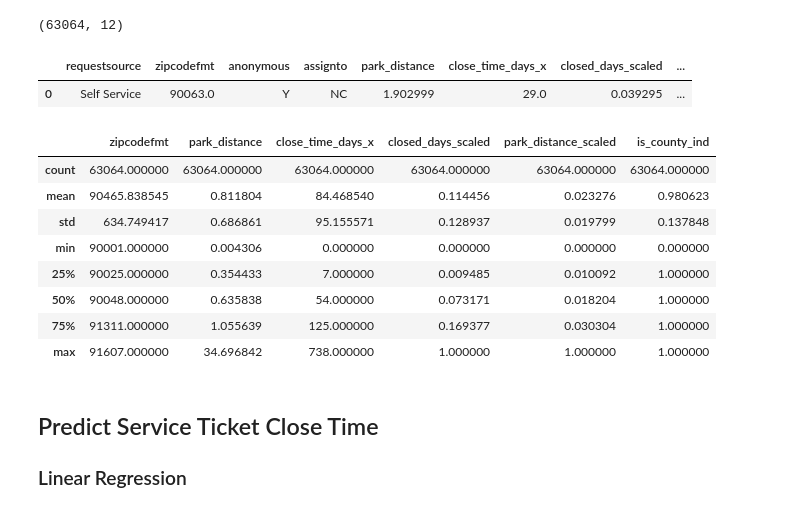
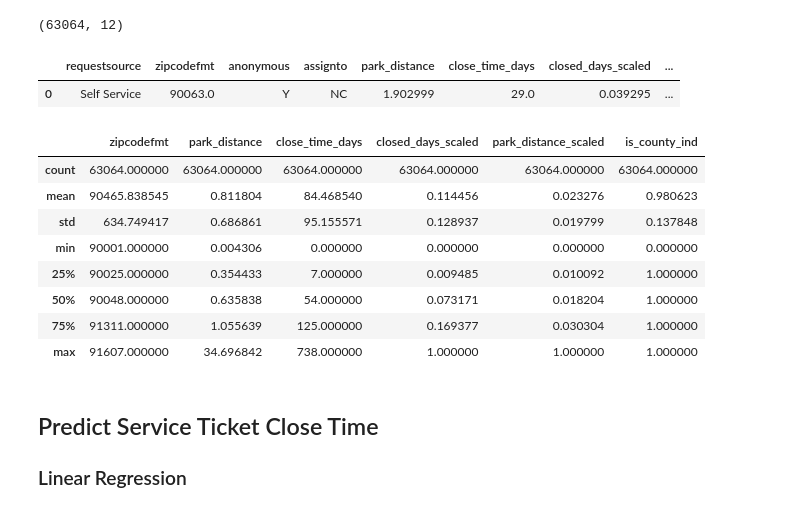
Before and after one commit to aeaiu/usable_ai_project, a Jupyter notebook: Notebooks/5_ml_prediction.ipynb, the cells around one changed output. Saved outputs shown, nothing was run; the diff lists cells and outputs as text; code cells hidden in the pictures.

```diff
--- a/Notebooks/5_ml_prediction.ipynb
+++ b/Notebooks/5_ml_prediction.ipynb
@@ -112,15 +112,15 @@ df.shape
 # %% [output]
 (63064, 12)
 # %%
-df.rename(columns={'close_time_days_x': 'close_time_days' })
+df = df.rename(columns={'close_time_days_x': 'close_time_days' })
 df.head(1)
 # %% [output]
-|  | requestsource | zipcodefmt | anonymous | assignto | park_distance | close_time_days_x | closed_days_scaled | ... |
+|  | requestsource | zipcodefmt | anonymous | assignto | park_distance | close_time_days | closed_days_scaled | ... |
 | 0 | Self Service | 90063.0 | Y | NC | 1.902999 | 29.0 | 0.039295 | ... |
 # %%
 df.describe()
 # %% [output]
-|  | zipcodefmt | park_distance | close_time_days_x | closed_days_scaled | park_distance_scaled | is_county_ind |
+|  | zipcodefmt | park_distance | close_time_days | closed_days_scaled | park_distance_scaled | is_county_ind |
 | count | 63064.000000 | 63064.000000 | 63064.000000 | 63064.000000 | 63064.000000 | 63064.000000 |
 | mean | 90465.838545 | 0.811804 | 84.468540 | 0.114456 | 0.023276 | 0.980623 |
 | std | 634.749417 | 0.686861 | 95.155571 | 0.128937 | 0.019799 | 0.137848 |
```
Also changed, not shown: parts of 11 cells of this notebook.
